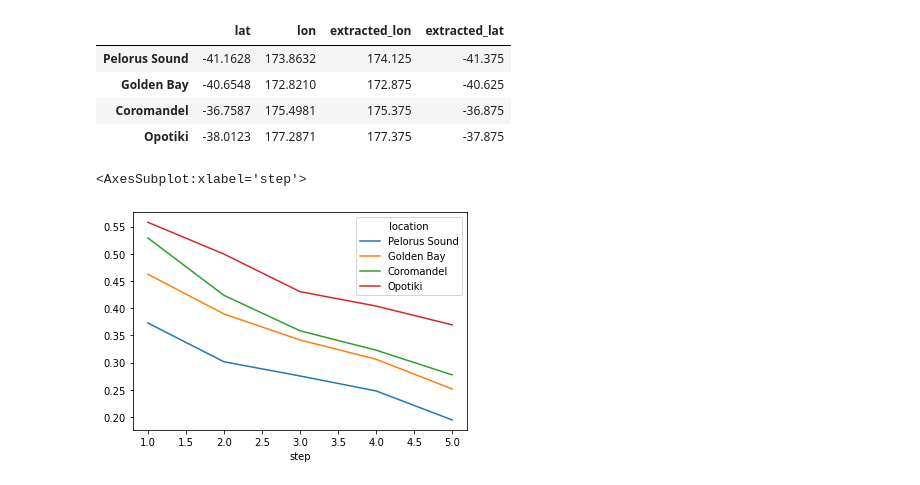
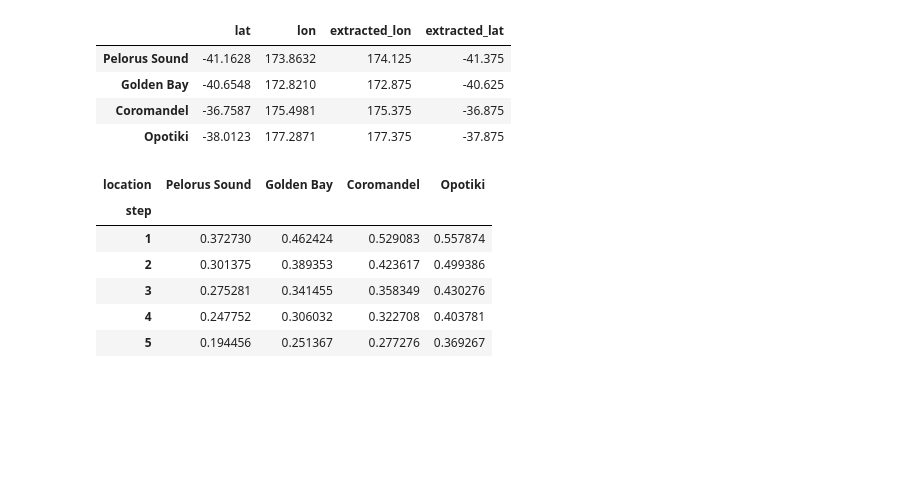
Before and after one commit to nicolasfauchereau/SST_forecasting, a Jupyter notebook: notebooks/SST_obs_correlations.ipynb, the cells around one changed output. Saved outputs shown, nothing was run; the diff lists cells and outputs as text; code cells hidden in the pictures; blank space fills up the shorter version.

```diff
--- a/notebooks/SST_obs_correlations.ipynb
+++ b/notebooks/SST_obs_correlations.ipynb
@@ -927,5 +1015,12 @@ corr_by_steps = xr.concat(corr_by_steps, dim='location')
 # %%
-corr_by_steps.to_pandas().T.plot()
+corr_by_steps = corr_by_steps.to_pandas().T
-# %% [output]
-<AxesSubplot:xlabel='step'>
-[figure, removed]
+# %%
+corr_by_steps
+# %% [output]
+| location | Pelorus Sound | Golden Bay | Coromandel | Opotiki |
+| step |  |  |  |  |
+| 1 | 0.372730 | 0.462424 | 0.529083 | 0.557874 |
+| 2 | 0.301375 | 0.389353 | 0.423617 | 0.499386 |
+| 3 | 0.275281 | 0.341455 | 0.358349 | 0.430276 |
+| 4 | 0.247752 | 0.306032 | 0.322708 | 0.403781 |
+| 5 | 0.194456 | 0.251367 | 0.277276 | 0.369267 |
```
Also changed, not shown: parts of 14 cells of this notebook.
